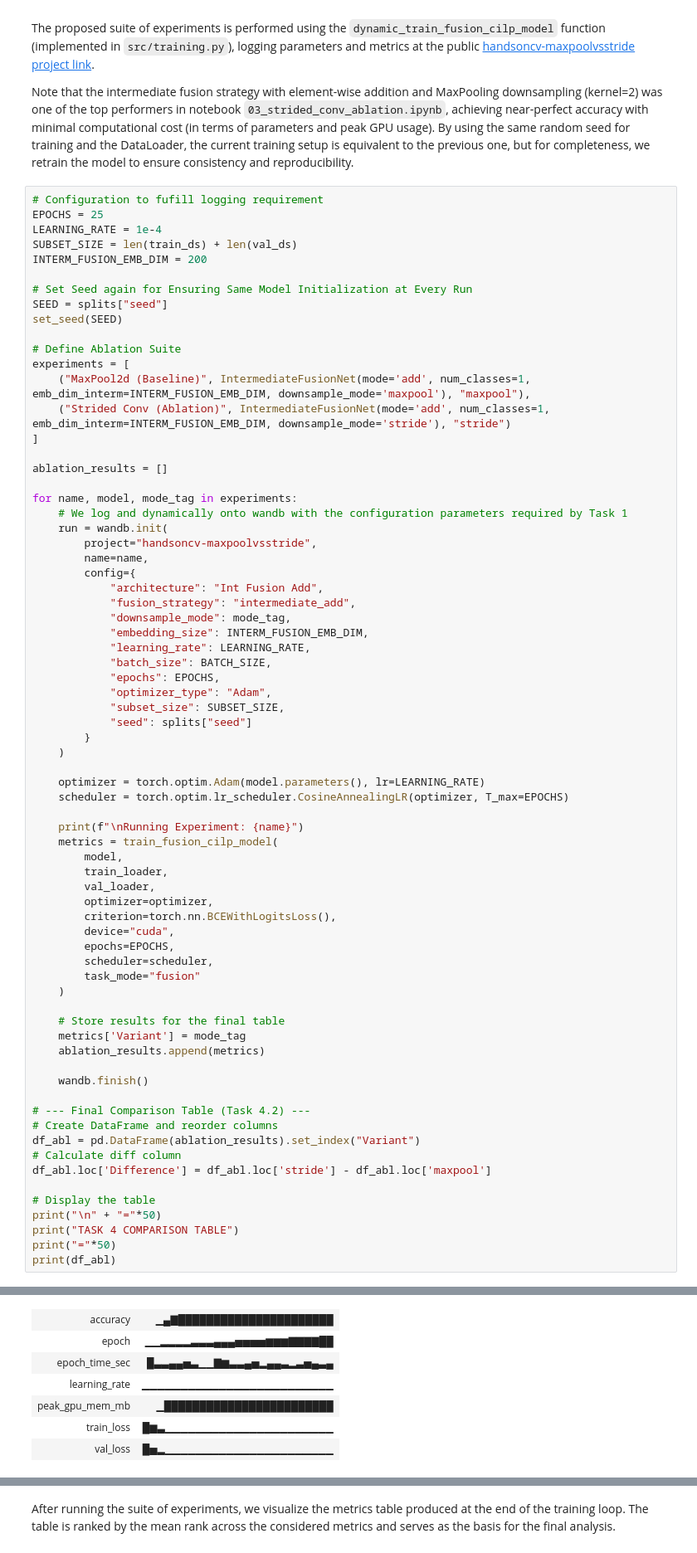
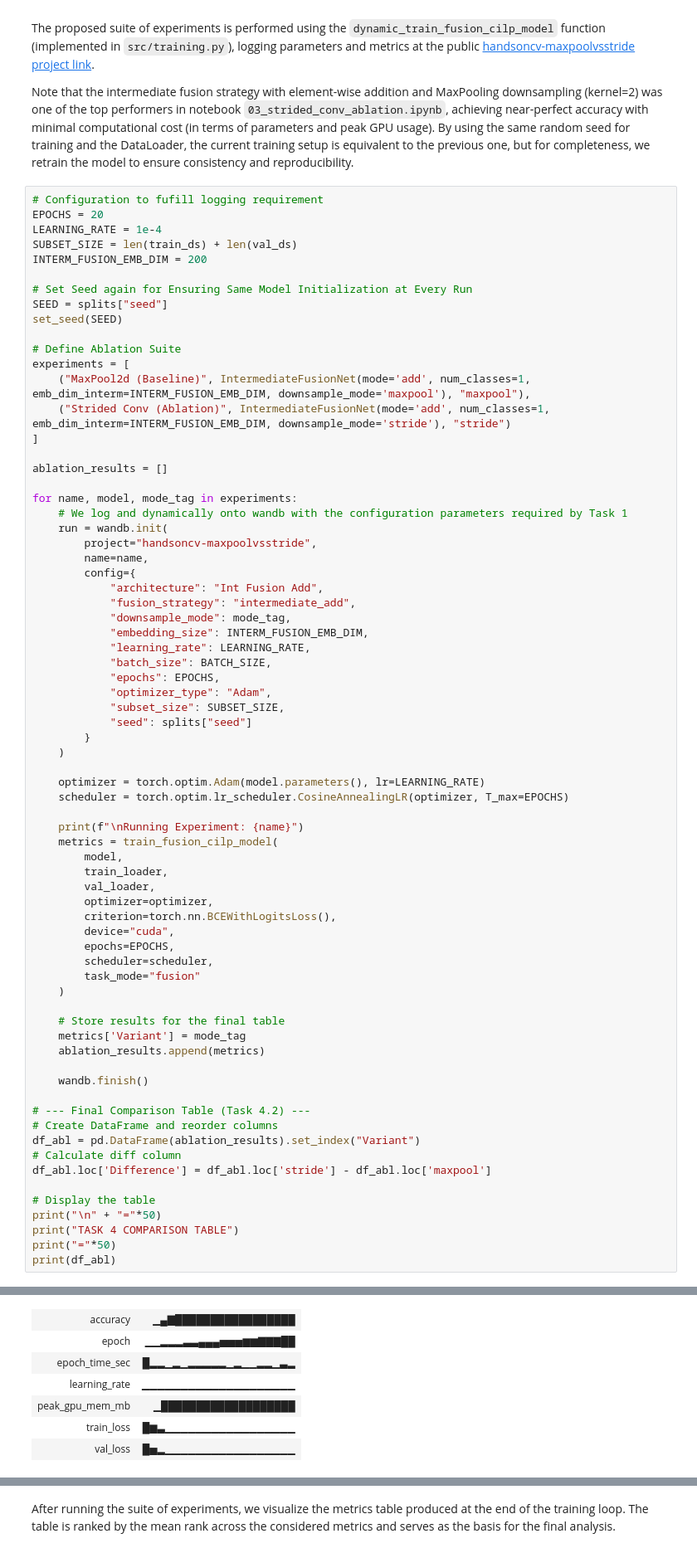
Before and after one commit to Guarinov/applied-hands-on-computer-vision, a Jupyter notebook: Assignment-2/notebooks/03_strided_conv_ablation.ipynb, the cells around one changed output, grey strips where cells are left out. Shown at 83% size. Cells and saved outputs as stored; diff of their text form.

```diff
--- a/Assignment-2/notebooks/03_strided_conv_ablation.ipynb
+++ b/Assignment-2/notebooks/03_strided_conv_ablation.ipynb
@@ -120,7 +120,7 @@ The proposed suite of experiments is performed using the `dynamic_train_fusion_c
 Note that the intermediate fusion strategy with element-wise addition and MaxPooling downsampling (kernel=2) was one of the top performers in notebook `03_strided_conv_ablation.ipynb`, achieving near-perfect accuracy with minimal computational cost (in terms of parameters and peak GPU usage). By using the same random seed for training and the DataLoader, the current training setup is equivalent to the previous one, but for completeness, we retrain the model to ensure consistency and reproducibility.
 # %%
 # Configuration to fufill logging requirement
-EPOCHS = 25
+EPOCHS = 20
 LEARNING_RATE = 1e-4
 SUBSET_SIZE = len(train_ds) + len(val_ds)
 INTERM_FUSION_EMB_DIM = 200
@@ -217,13 +217,13 @@ Epoch 24: Val Loss: 0.0018, Acc: 99.92% | Mem: 234.5MB
 Successfully logged model artifact: fusion_intermediate_add_maxpool
 [interactive output not drawn]
 Run history:
-| accuracy | ▁▄▇██████████████████████ |
-| epoch | ▁▁▂▂▂▂▃▃▃▄▄▄▅▅▅▅▆▆▆▇▇▇▇██ |
-| epoch_time_sec | █▃▃▄▄▅▃▁▁▇▆▃▃▄▅▂▄▄▃▂▃▅▄▃▄ |
-| learning_rate | ▁▁▁▁▁▁▁▁▁▁▁▁▁▁▁▁▁▁▁▁▁▁▁▁▁ |
-| peak_gpu_mem_mb | ▁████████████████████████ |
-| train_loss | █▆▃▁▁▁▁▁▁▁▁▁▁▁▁▁▁▁▁▁▁▁▁▁▁ |
-| val_loss | █▅▂▁▁▁▁▁▁▁▁▁▁▁▁▁▁▁▁▁▁▁▁▁▁ |
+| accuracy | ▁▄▇█████████████████ |
+| epoch | ▁▁▂▂▂▃▃▄▄▄▅▅▅▆▆▇▇▇██ |
+| epoch_time_sec | █▂▂▁▂▁▂▂▂▂▂▁▂▁▁▂▂▁▃▂ |
+| learning_rate | ▁▁▁▁▁▁▁▁▁▁▁▁▁▁▁▁▁▁▁▁ |
+| peak_gpu_mem_mb | ▁███████████████████ |
+| train_loss | █▆▃▁▁▁▁▁▁▁▁▁▁▁▁▁▁▁▁▁ |
+| val_loss | █▅▂▁▁▁▁▁▁▁▁▁▁▁▁▁▁▁▁▁ |
 ... (19 outputs left out)
 # %% [markdown]
 After running the suite of experiments, we visualize the metrics table produced at the end of the training loop. The table is ranked by the mean rank across the considered metrics and serves as the basis for the final analysis.
```
Also changed, not shown: parts of 2 cells of this notebook, 6 other files.
